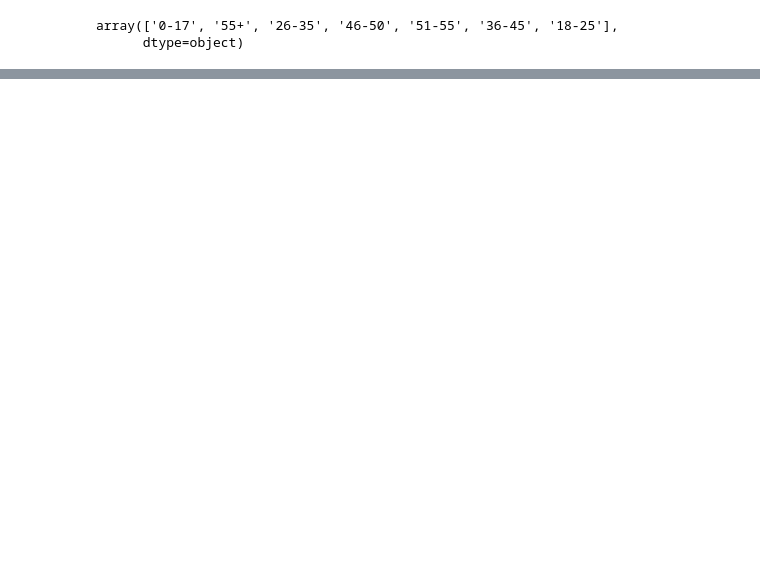
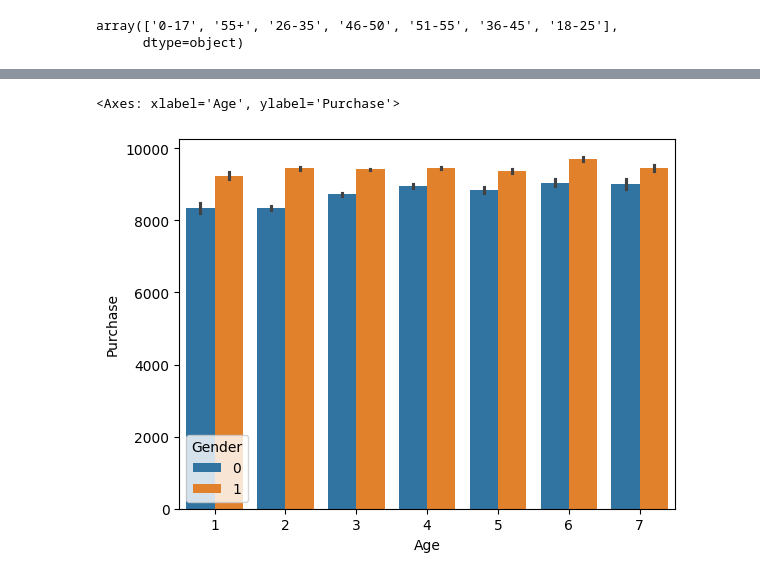
Before and after one commit to adarshukla27/EDA-and-Feature-Engineering, a Jupyter notebook: Notebooks/Black_Friday.ipynb, the cells around one changed output, grey strips where cells are left out. Drawn from its saved outputs; the diff is of its cells as text; code cells hidden in the pictures; blank space fills up the shorter version.

```diff
--- a/Notebooks/Black_Friday.ipynb
+++ b/Notebooks/Black_Friday.ipynb
@@ -158,0 +276,3 @@ df.head()
+# %%
+## Replace missing values with mode.
+df['Product_Category_3'] = df['Product_Category_3'].fillna(df['Product_Category_3'].mode()[0])
@@ -158,0 +292,3 @@ df.head()
+# %%
+# In Stay_In_Current_City_Years feature there is one attribute which is 4+ so wo replace it with 4
+df['Stay_In_Current_City_Years'] = df['Stay_In_Current_City_Years'].str.replace('+','')
@@ -158,0 +328,4 @@ df.head()
+# %%
+# Convert object into integers
+df['Stay_In_Current_City_Years'] = df['Stay_In_Current_City_Years'].astype('int64')
+df.info()
@@ -158,0 +352,3 @@ df.head()
+# %%
+df['B'] = df['B'].astype('int64')
+df['C'] = df['C'].astype('int64')
@@ -158,0 +389,6 @@ df.head()
+# %%
+# Visualizations of Age vs Purchase
+sns.barplot(x='Age', y='Purchase', hue='Gender', data=df)
+# %% [output]
+<Axes: xlabel='Age', ylabel='Purchase'>
+[figure, added]
```
Also changed, not shown: parts of 34 cells of this notebook.
